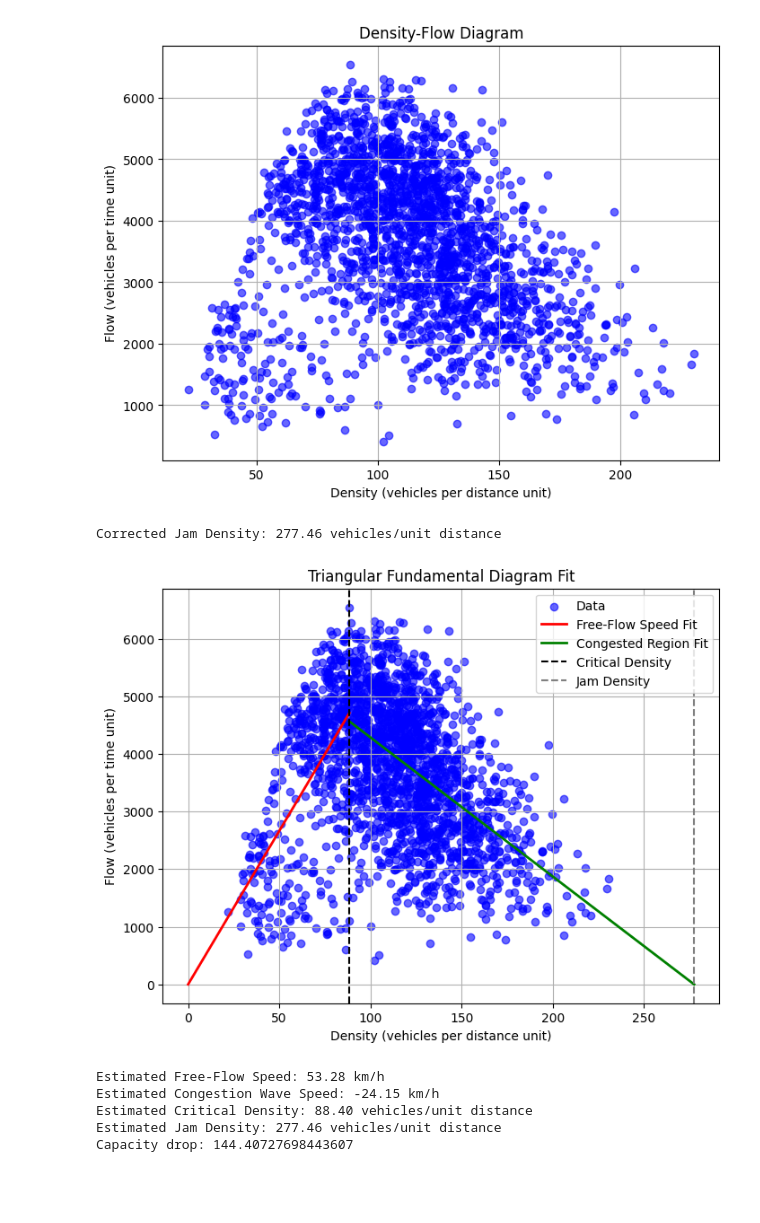
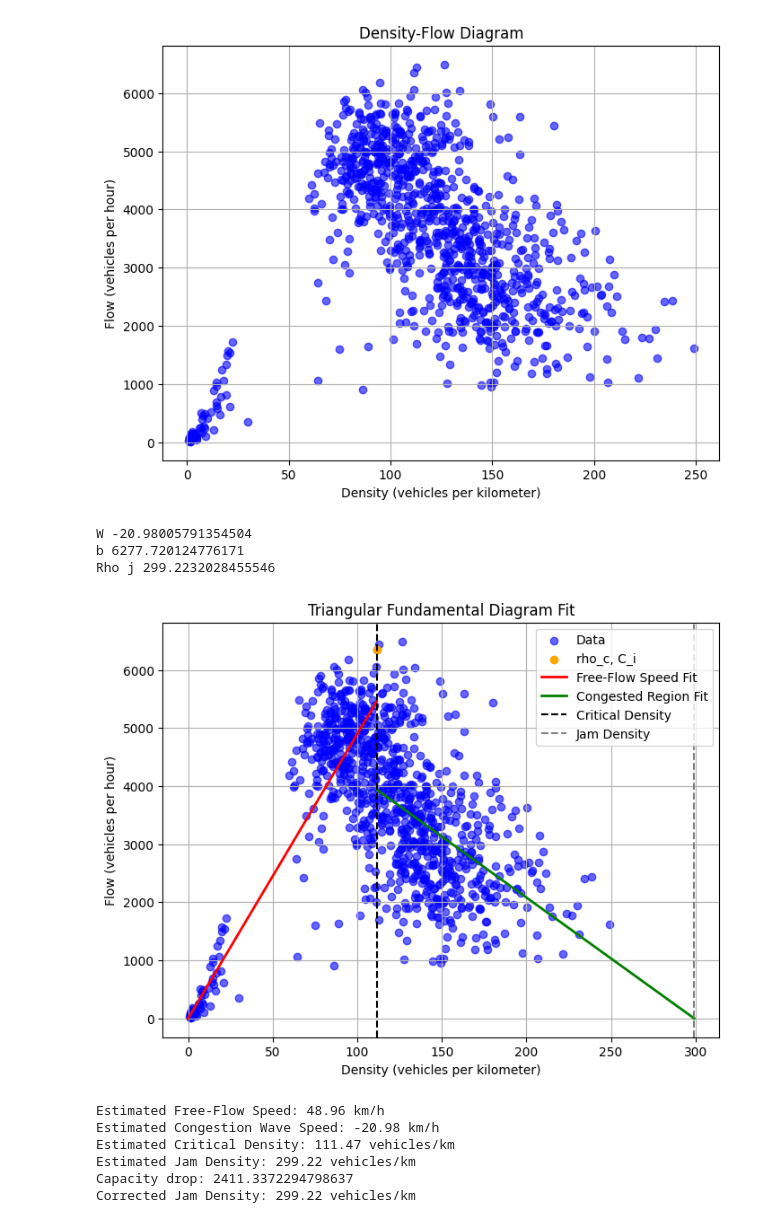
Before and after one commit to woxsao/macroscopic-sim-calibration, a Jupyter notebook: FD_plotting.ipynb, the cells around one changed output. Saved outputs shown, nothing was run; the diff lists cells and outputs as text; code cells hidden in the pictures; blank space fills up the shorter version.

Commit message:
plots for cintras sync

```diff
--- a/FD_plotting.ipynb
+++ b/FD_plotting.ipynb
@@ -3,6 +3,6 @@ import numpy as np
 import pandas as pd
 import matplotlib.pyplot as plt
 # %%
-ten_min_flow_density_data = pd.read_csv("data/1min_200_m_flow_speed_1hr.csv")
+ten_min_flow_density_data = pd.read_csv("data/1min_100_m_flow_speed_1hr.csv")
 print(ten_min_flow_density_data)
 # %% [output]
@@ -23,50 +23,61 @@ print(ten_min_flow_density_data)
 # %%
 flow = ten_min_flow_density_data["Flow"]
 density = ten_min_flow_density_data["Density"]
 
 plt.figure(figsize=(8, 6))
 plt.scatter(density, flow, c='blue', alpha=0.6)
 # plt.xlim(0, 6000)
 plt.title('Density-Flow Diagram')
-plt.xlabel('Density (vehicles per distance unit)')
-plt.ylabel('Flow (vehicles per time unit)')
+plt.xlabel('Density (vehicles per kilometer)')
+plt.ylabel('Flow (vehicles per hour)')
 plt.grid(True)
 plt.show()
 # %% [output]
-[figure, old version]
+[figure, new version]
 # %%
 flow = ten_min_flow_density_data["Flow"].values
 density = ten_min_flow_density_data["Density"].values
 
 # Step 1: Identify critical density (density at max flow)
-rho_c = density[np.argmax(flow)]
-q_max = max(flow)  # Maximum flow at rho_c
+sorted_indices = np.argsort(flow)[-3:]  # Get indices of top 3 flow values
+third_largest_index = sorted_indices[0]  # Third largest flow
+rho_c = density[third_largest_index]
+q_max = flow[third_largest_index]
 
-# Step 2: Estimate free-flow speed using linear regression for low densities
+# rho_c = density[np.argmax(flow)]
+# q_max = max(flow)  # Maximum flow at rho_c
+
 mask_free_flow = density < rho_c
-vf, _ = np.polyfit(density[mask_free_flow], flow[mask_free_flow], 1)  # Free-flow slope
-
+vf = np.mean(flow[mask_free_flow] / density[mask_free_flow])  # Average slope
 # Step 3: Estimate congestion wave speed using linear regression for congested region
 mask_congested = density > rho_c
 # Fit a line to the congested region (rho > rho_c)
 w, b = np.polyfit(density[mask_congested], flow[mask_congested], 1)  # Get slope & intercept
 
 # Compute jam density correctly
-rho_j = -b / w  # Find where flow reaches 0
+rho_j = -b/w
+print("W", w)
+print("b", b)
+print("Rho j", rho_j)
 
 # Generate points for free-flow and congested lines
 rho_free_flow = np.linspace(0, rho_c, 100)
 flow_free_flow = vf * rho_free_flow  # Free-flow equation: q = v_f * rho
 
 rho_congested = np.linspace(rho_c, rho_j, 100)
-flow_congested = w * rho_congested + b  # Corrected equation
+flow_congested = w * rho_congested + b # Corrected equation
 
-print(f"Corrected Jam Density: {rho_j:.2f} vehicles/unit distance")
+# y = mx + b
+# 0 = mx_k + b
+# x_k = -b/m
+
 
 
 # Plot original data
 plt.figure(figsize=(8, 6))
+
 plt.scatter(density, flow, c='blue', alpha=0.6, label="Data")
+plt.scatter(rho_c, q_max, c = 'orange', alpha = 1.0, label = "rho_c, C_i")
 
 # Plot free-flow speed line
 plt.plot(rho_free_flow, flow_free_flow, 'r-', linewidth=2, label="Free-Flow Speed Fit")
@@ -77,26 +88,30 @@ plt.plot(rho_congested, flow_congested, 'g-', linewidth=2, label="Congested Regi
 plt.axvline(rho_c, color='black', linestyle="--", label="Critical Density")
 plt.axvline(rho_j, color='gray', linestyle="--", label="Jam Density")
 
-plt.xlabel("Density (vehicles per distance unit)")
-plt.ylabel("Flow (vehicles per time unit)")
+plt.xlabel("Density (vehicles per kilometer)")
+plt.ylabel("Flow (vehicles per hour)")
 plt.title("Triangular Fundamental Diagram Fit")
 plt.legend()
 plt.grid(True)
 plt.show()
 
 # Calculate capacity drop
-cap_drop = flow_free_flow[-1] - flow_congested[0]
+cap_drop = q_max - flow_congested[0]
 # Print estimated parameters
 print(f"Estimated Free-Flow Speed: {vf:.2f} km/h")
 print(f"Estimated Congestion Wave Speed: {w:.2f} km/h")
-print(f"Estimated Critical Density: {rho_c:.2f} vehicles/unit distance")
-print(f"Estimated Jam Density: {rho_j:.2f} vehicles/unit distance")
+print(f"Estimated Critical Density: {rho_c:.2f} vehicles/km")
+print(f"Estimated Jam Density: {rho_j:.2f} vehicles/km")
 print(f"Capacity drop: {cap_drop}")
+print(f"Corrected Jam Density: {rho_j:.2f} vehicles/km")
 # %% [output]
-Corrected Jam Density: 277.46 vehicles/unit distance
+W -20.98005791354504
+b 6277.720124776171
+Rho j 299.2232028455546
-[figure, old version]
+[figure, new version]
-Estimated Free-Flow Speed: 53.28 km/h
-Estimated Congestion Wave Speed: -24.15 km/h
-Estimated Critical Density: 88.40 vehicles/unit distance
-Estimated Jam Density: 277.46 vehicles/unit distance
-Capacity drop: 144.40727698443607
+Estimated Free-Flow Speed: 48.96 km/h
+Estimated Congestion Wave Speed: -20.98 km/h
+Estimated Critical Density: 111.47 vehicles/km
+Estimated Jam Density: 299.22 vehicles/km
+Capacity drop: 2411.3372294798637
+Corrected Jam Density: 299.22 vehicles/km
```
Also changed, not shown: parts of 1 cell of this notebook, 1 other file.
